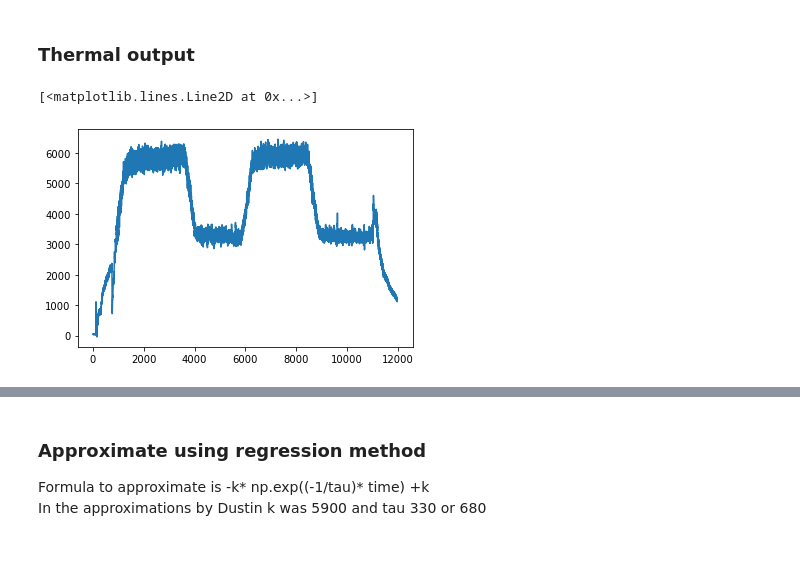
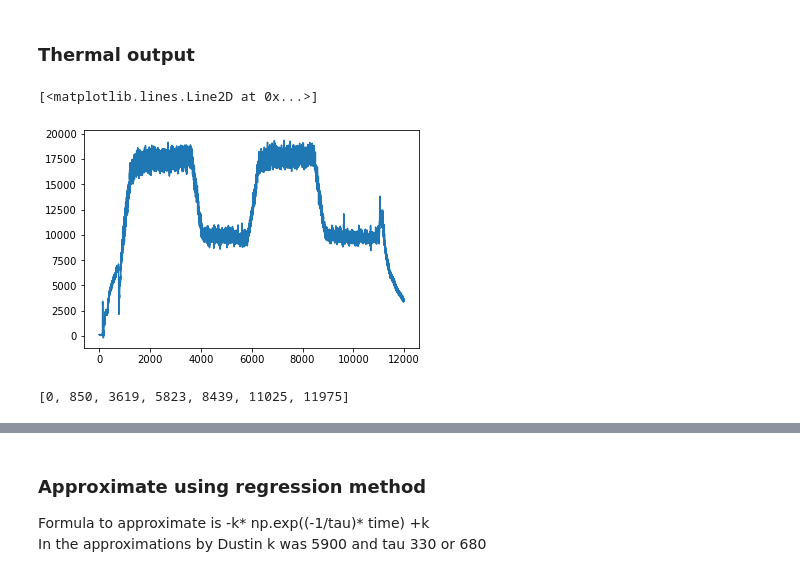
Before and after one commit to Energy-Theory-Guided-Data-Science/Gas-Turbine, a Jupyter notebook: Code/Theory_Comparison.ipynb, the cells around one changed output, grey strips where cells are left out. Drawn from its saved outputs; the diff is of its cells as text; code cells hidden in the pictures.

```diff
--- a/Code/Theory_Comparison.ipynb
+++ b/Code/Theory_Comparison.ipynb
@@ -36,10 +36,10 @@ plt.plot(input_data['time'], input_data['electric'])
 # %% [markdown]
 ### Thermal output
 # %%
-plt.plot(input_data['time'], input_data['thermal'])
+plt.plot(input_data['time'], input_data['th_power'])
 # %% [output]
 [<matplotlib.lines.Line2D at 0x...>]
-[figure, old version]
+[figure, new version]
 # %%
 def findBounds(dataTime, dataValue):
     fig,axs = plt.subplots(round((len(time_splits))/2), 2, figsize = (20,12))
@@ -50,4 +50,12 @@ def findBounds(dataTime, dataValue):
         cut_point_prior = math.ceil(time_splits[t])
         cut_point_post = math.ceil(time_splits[t+1])
         axs[t+1].plot(dataTime[cut_point_prior:cut_point_post], dataValue[cut_point_prior:cut_point_post])
+# %%
+time_splits = [int(input_data.iloc[x]['time']) for x in range(len(input_data)-1) if input_data.iloc[x]['input_voltage'] != input_data.iloc[x+1]['input_voltage']]
+time_splits.append(len(input_data))
+time_splits[-2] = 11025
+time_splits.insert(1, 850)
+time_splits
+# %% [output]
+[0, 850, 3619, 5823, 8439, 11025, 11975]
 # %%
```
Also changed, not shown: parts of 14 cells of this notebook, 3 other files.
